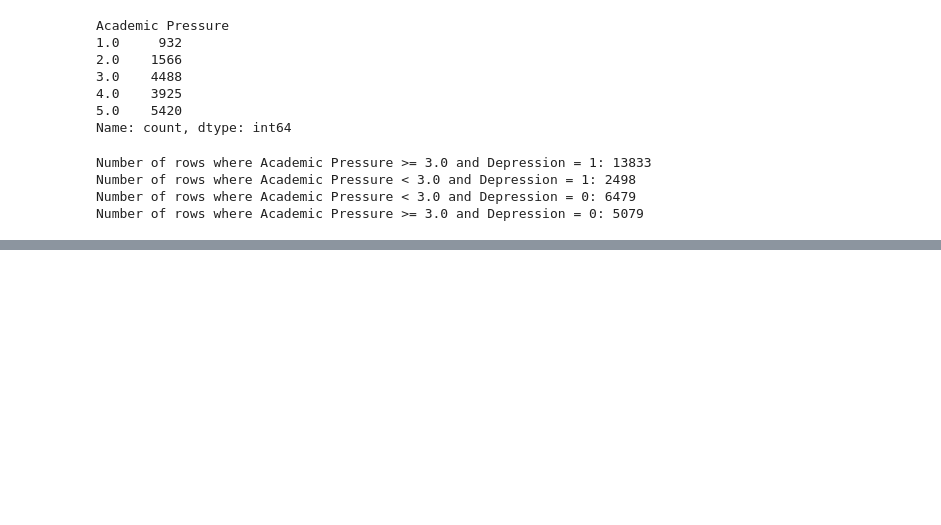
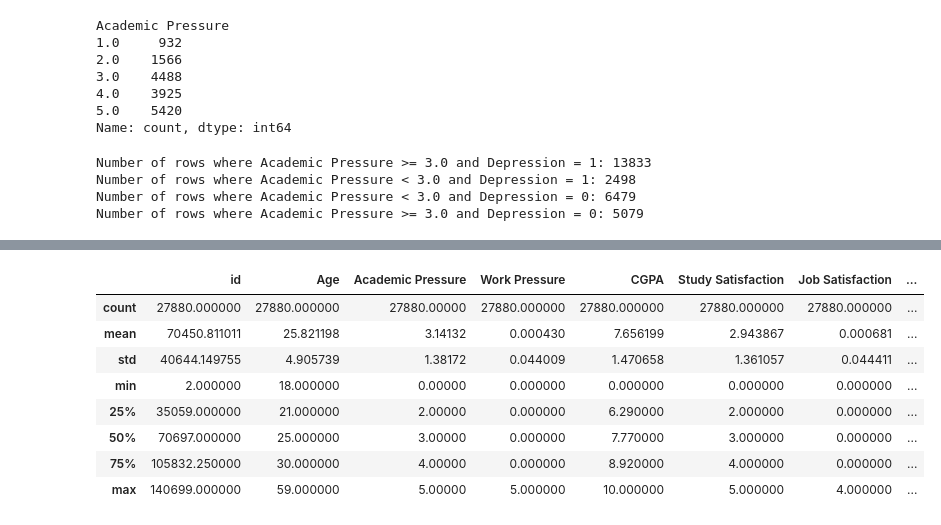
Before and after one commit to salhi-mohamed/Students-depression-prediction, a Jupyter notebook: Untitled-1.ipynb, the cells around one changed output, grey strips where cells are left out. Cells and saved outputs as stored; diff of their text form; code cells hidden in the pictures; blank space fills up the shorter version.

```diff
--- a/Untitled-1.ipynb
+++ b/Untitled-1.ipynb
@@ -186,0 +226,7 @@ plt.show()
+# %%
+# One-hot encoding for 'Sleep Duration' without 'Others' category
+df = df[df["Sleep Duration"] != "Others"]  # Remove rows with "Others"
+df_encoded = pd.get_dummies(df, columns=["Sleep Duration"], prefix="Sleep")
+
+# Display the first few rows to check encoding
+print(df_encoded.head())
@@ -186,0 +251,12 @@ plt.show()
+# %%
+df.describe()
+# %% [output]
+|  | id | Age | Academic Pressure | Work Pressure | CGPA | Study Satisfaction | Job Satisfaction | ... |
+| count | 27880.000000 | 27880.000000 | 27880.00000 | 27880.000000 | 27880.000000 | 27880.000000 | 27880.000000 | ... |
+| mean | 70450.811011 | 25.821198 | 3.14132 | 0.000430 | 7.656199 | 2.943867 | 0.000681 | ... |
+| std | 40644.149755 | 4.905739 | 1.38172 | 0.044009 | 1.470658 | 1.361057 | 0.044411 | ... |
+| min | 2.000000 | 18.000000 | 0.00000 | 0.000000 | 0.000000 | 0.000000 | 0.000000 | ... |
+| 25% | 35059.000000 | 21.000000 | 2.00000 | 0.000000 | 6.290000 | 2.000000 | 0.000000 | ... |
+| 50% | 70697.000000 | 25.000000 | 3.00000 | 0.000000 | 7.770000 | 3.000000 | 0.000000 | ... |
+| 75% | 105832.250000 | 30.000000 | 4.00000 | 0.000000 | 8.920000 | 4.000000 | 0.000000 | ... |
+| max | 140699.000000 | 59.000000 | 5.00000 | 5.000000 | 10.000000 | 5.000000 | 4.000000 | ... |
```
Also changed, not shown: parts of 12 cells of this notebook, 3 other files.
